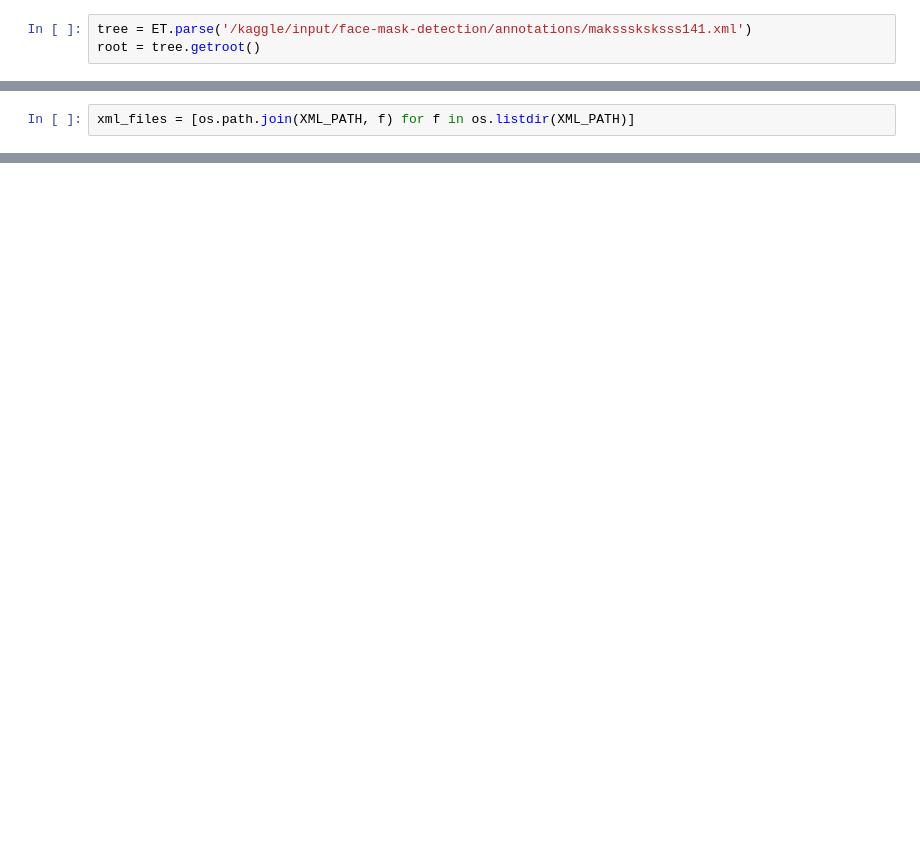
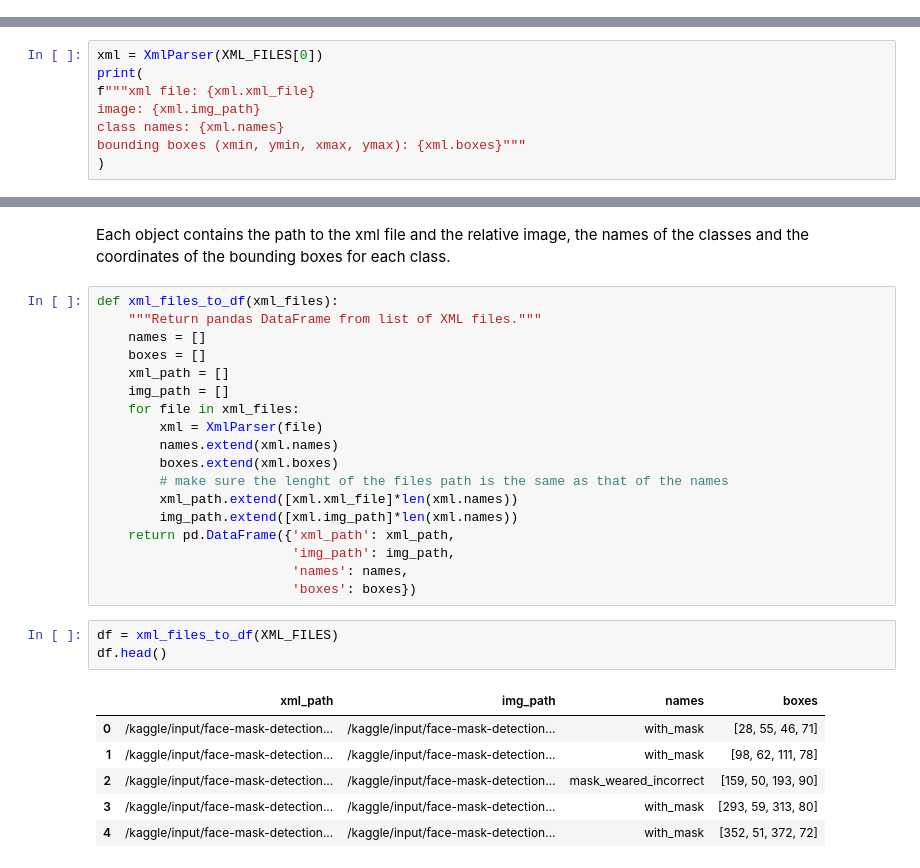
Before and after one commit to MatCast/kaggle-mask-detection, a Jupyter notebook: mask-detection-with-parser.ipynb, the cells around one changed output, grey strips where cells are left out. Drawn from its saved outputs; the diff is of its cells as text; blank space fills up the shorter version.

```diff
--- a/mask-detection-with-parser.ipynb
+++ b/mask-detection-with-parser.ipynb
@@ -40,3 +25,0 @@ IMG_PATH = os.path.join(BASE_PATH, "images")
-# %%
-tree = ET.parse('/kaggle/input/face-mask-detection/annotations/maksssksksss141.xml')
-root = tree.getroot()
@@ -87,2 +76,8 @@ SyntaxError: invalid syntax (<ipython-input-29-c8670602c061>, line 39)
-# %%
-xml_files = [os.path.join(XML_PATH, f) for f in os.listdir(XML_PATH)]
+# %%
+xml = XmlParser(XML_FILES[0])
+print(
+f"""xml file: {xml.xml_file}
+image: {xml.img_path}
+class names: {xml.names}
+bounding boxes (xmin, ymin, xmax, ymax): {xml.boxes}"""
+)
@@ -88,0 +89,30 @@ xml_files = [os.path.join(XML_PATH, f) for f in os.listdir(XML_PATH)]
+# %% [markdown]
+Each object contains the path to the xml file and the relative image, the names of the classes and the coordinates of the bounding boxes for each class.
+# %%
+def xml_files_to_df(xml_files):
+    """Return pandas DataFrame from list of XML files."""
+    names = []
+    boxes = []
+    xml_path = []
+    img_path = []
+    for file in xml_files:
+        xml = XmlParser(file)
+        names.extend(xml.names)
+        boxes.extend(xml.boxes)
+        # make sure the lenght of the files path is the same as that of the names
+        xml_path.extend([xml.xml_file]*len(xml.names))
+        img_path.extend([xml.img_path]*len(xml.names))
+    return pd.DataFrame({'xml_path': xml_path,
+                         'img_path': img_path,
+                         'names': names,
+                         'boxes': boxes})
+# %%
+df = xml_files_to_df(XML_FILES)
+df.head()
+# %% [output]
+|  | xml_path | img_path | names | boxes |
+| 0 | /kaggle/input/face-mask-detection... | /kaggle/input/face-mask-detection... | with_mask | [28, 55, 46, 71] |
+| 1 | /kaggle/input/face-mask-detection... | /kaggle/input/face-mask-detection... | with_mask | [98, 62, 111, 78] |
+| 2 | /kaggle/input/face-mask-detection... | /kaggle/input/face-mask-detection... | mask_weared_incorrect | [159, 50, 193, 90] |
+| 3 | /kaggle/input/face-mask-detection... | /kaggle/input/face-mask-detection... | with_mask | [293, 59, 313, 80] |
+| 4 | /kaggle/input/face-mask-detection... | /kaggle/input/face-mask-detection... | with_mask | [352, 51, 372, 72] |
```
Also changed, not shown: parts of 13 cells of this notebook.
